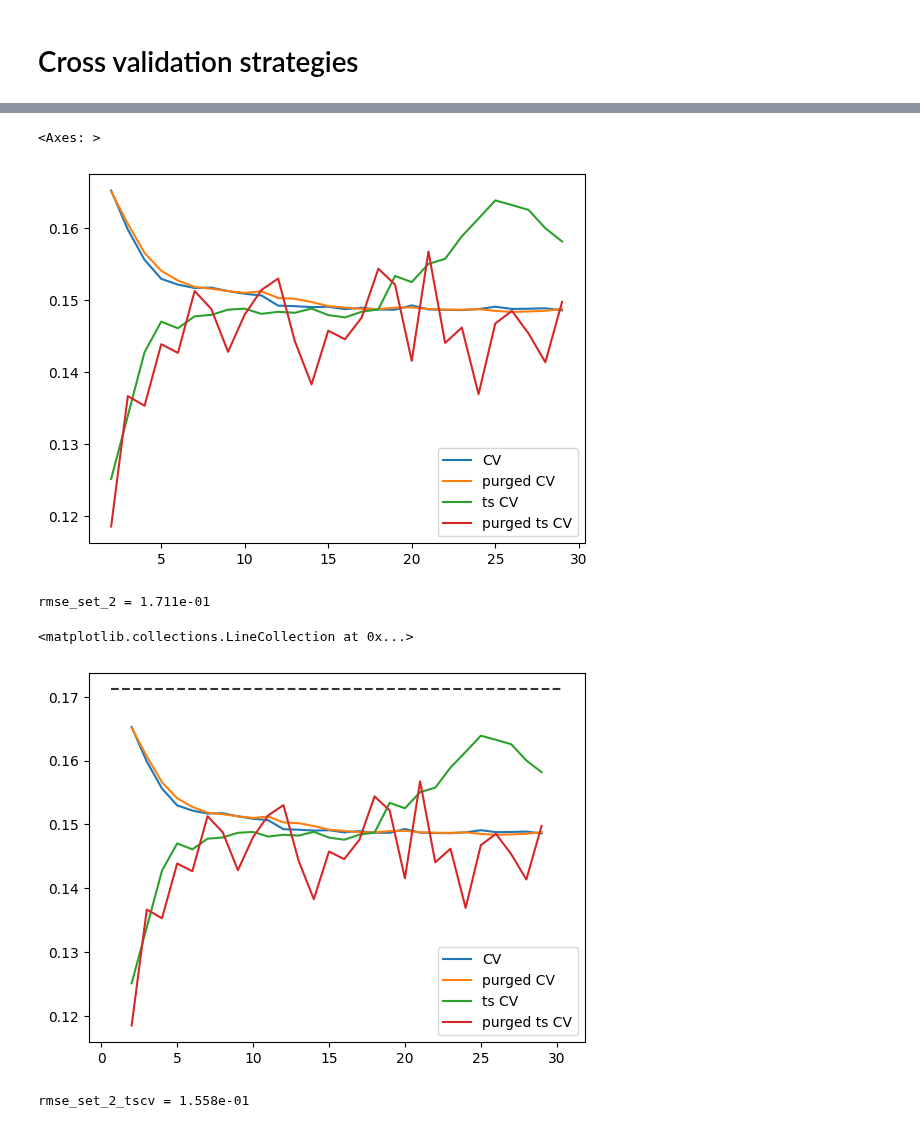
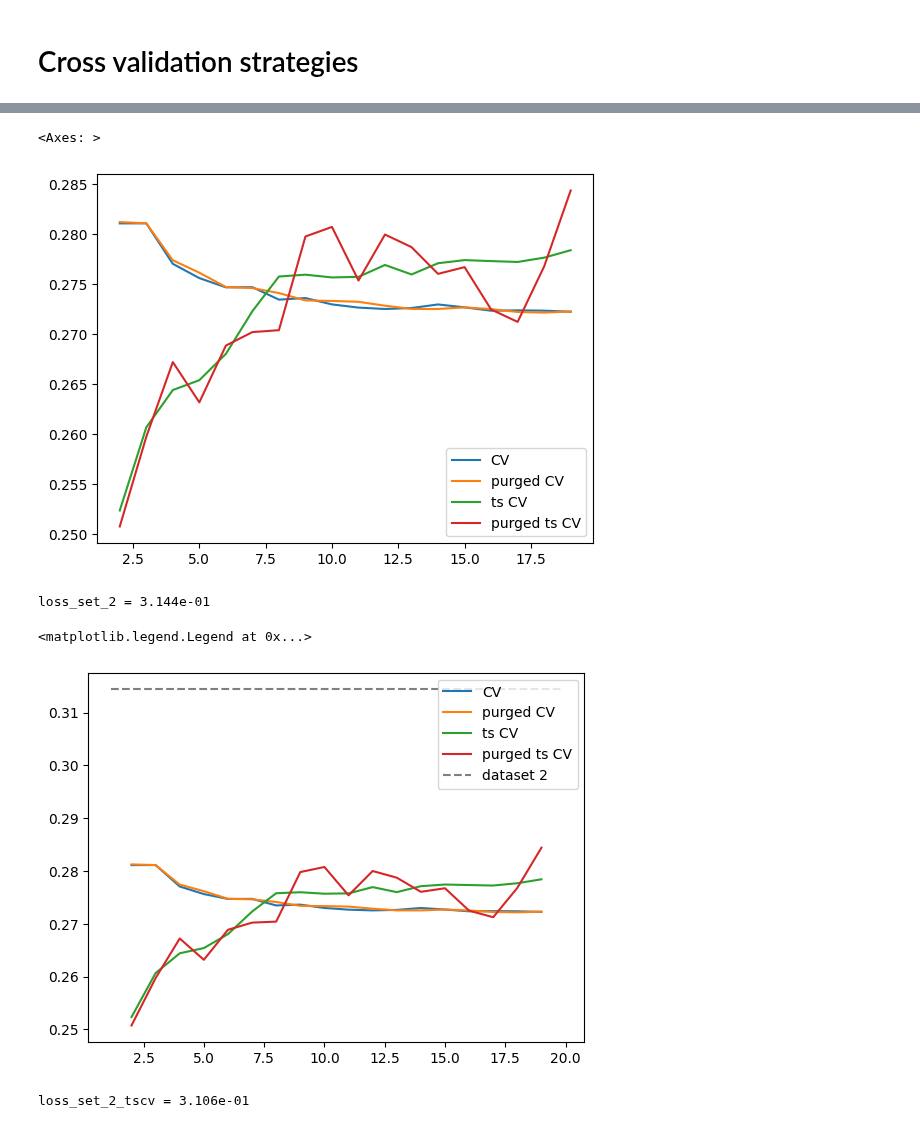
Before and after one commit to nepslor/teaching, a Jupyter notebook: TimeSeriesForecasting/cross_validation.ipynb, the cells around one changed output, grey strips where cells are left out. Cells and saved outputs as stored; diff of their text form; code cells hidden in the pictures.

```diff
--- a/TimeSeriesForecasting/cross_validation.ipynb
+++ b/TimeSeriesForecasting/cross_validation.ipynb
@@ -48,8 +65,8 @@ def get_cv_idxs(df, n_splits=5, method='ts', purging=0):
       not_tr_idx = te_idx if purging <= 0 else window_purged + i * n_w
       tr_idx = np.setdiff1d(np.arange(len(df)), not_tr_idx)
     elif method == 'ts-cv':
-      tr_idx = np.arange(n_w_ts * (i + 1))
-      te_idx = np.setdiff1d(window_ts + n_w_ts * (i + 1), np.arange(purging) + n_w_ts * (i + 1))
+      tr_idx = np.arange(n_w_ts * (i + 1) - int(purging/2))
+      te_idx = np.setdiff1d(window_ts + n_w_ts * (i + 1), np.arange(purging/2) + n_w_ts * (i + 1))
     yield tr_idx, te_idx
 # %%
 def plot_splits(splits, nsplits, ax=None):
@@ -179,17 +196,19 @@ rmses_purged_cv.plot()
 # %%
-
-rmses = {}
+plt.figure()
+losses = {}
 for n_splits in tqdm(splits_array):
   splitter_cv = get_cv_idxs(x_1, n_splits=n_splits, method='ts-cv')
-  rmse = []
+  loss_i = []
   for i in range(n_splits):
     tr_idx, te_idx = next(splitter_cv)
     x_tr, x_te = x_1.iloc[tr_idx], x_1.iloc[te_idx]
     y_tr, y_te = y_1.iloc[tr_idx], y_1.iloc[te_idx]
     y_hat = LinearRegression().fit(x_tr, y_tr).predict(x_te)
-    rmse.append(mean_squared_error(y_te, y_hat, squared=True))
-  rmses[n_splits] = np.mean(rmse)
-rmses_ts_cv = pd.Series(rmses, name='ts CV')
-rmses_ts_cv.plot(label='TS-CV')
+    loss_i.append(loss(y_te, y_hat))
+  losses[n_splits] = np.mean(loss_i)
+
+plt.figure()
+losses_ts_cv = pd.Series(losses, name='ts CV')
+losses_ts_cv.plot(label='TS-CV')
 # %% [output]
 <Axes: >
@@ -197,16 +217,16 @@ rmses_ts_cv.plot(label='TS-CV')
 # %%
-rmses = {}
+losses = {}
 for n_splits in tqdm(splits_array):
   splitter_cv = get_cv_idxs(x_1, n_splits=n_splits, method='ts-cv', purging=24*total_days)
-  rmse = []
+  loss_i = []
   for i in range(n_splits):
     tr_idx, te_idx = next(splitter_cv)
     x_tr, x_te = x_1.iloc[tr_idx], x_1.iloc[te_idx]
     y_tr, y_te = y_1.iloc[tr_idx], y_1.iloc[te_idx]
     y_hat = LinearRegression().fit(x_tr, y_tr).predict(x_te)
-    rmse.append(mean_squared_error(y_te, y_hat, squared=True))
-  rmses[n_splits] = np.mean(rmse)
-rmses_purged_ts_cv = pd.Series(rmses, name='purged ts CV')
-rmses_purged_ts_cv.plot(label='purged TS-CV')
+    loss_i.append(loss(y_te, y_hat))
+  losses[n_splits] = np.mean(loss_i)
+losses_purged_ts_cv = pd.Series(losses, name='purged ts CV')
+losses_purged_ts_cv.plot(label='purged TS-CV')
 # %% [output]
 <Axes: >
@@ -214,26 +234,26 @@ rmses_purged_ts_cv.plot(label='purged TS-CV')
 # %%
-pd.concat([rmses_cv, rmses_purged_cv, rmses_ts_cv, rmses_purged_ts_cv], axis=1).plot()
+pd.concat([losses_cv, losses_purged_cv, losses_ts_cv, losses_purged_ts_cv], axis=1).plot()
 # %% [output]
 <Axes: >
-[figure, old version]
+[figure, new version]
 # %%
 
 y_hat = LinearRegression().fit(x_1, y_1).predict(x_2)
-rmse_set_2 = mean_squared_error(y_2, y_hat, squared=True)
-print('rmse_set_2 = {:0.3e}'.format(rmse_set_2))
+loss_set_2 = loss(y_2, y_hat)
+print('loss_set_2 = {:0.3e}'.format(loss_set_2))
 
-pd.concat([rmses_cv, rmses_purged_cv, rmses_ts_cv, rmses_purged_ts_cv], axis=1).plot()
-plt.hlines(rmse_set_2, *plt.xlim(), linestyle='--', color='k', alpha=.5, label='dataset 2')
+pd.concat([losses_cv, losses_purged_cv, losses_ts_cv, losses_purged_ts_cv], axis=1).plot()
+plt.hlines(loss_set_2, *plt.xlim(), linestyle='--', color='k', alpha=.5, label='dataset 2')
 plt.legend()
 # %% [output]
-rmse_set_2 = 1.711e-01
+loss_set_2 = 3.144e-01
-<matplotlib.collections.LineCollection at 0x...>
+<matplotlib.legend.Legend at 0x...>
-[figure, old version]
+[figure, new version]
 # %%
-n_splits = 30
+n_splits = 20
 
-rmse_set_2_tscv = []
-splitter = get_cv_idxs(x_1, n_splits=n_splits, method='ts-cv', purging=24*total_days)
+loss_set_2_tscv = []
+splitter = get_cv_idxs(x_2, n_splits=n_splits, method='ts-cv', purging=24*total_days)
 for i in range(n_splits):
   tr_idx, te_idx = next(splitter)
   x_tr_add, x_te = x_2.iloc[tr_idx], x_2.iloc[te_idx]
@@ -244,10 +264,10 @@ for i in range(n_splits):
   y_tr = pd.concat([y_1, y_tr_add], axis=0)
 
   y_hat = LinearRegression().fit(x_tr, y_tr).predict(x_te)
-  rmse_set_2_tscv.append(mean_squared_error(y_te, y_hat, squared=True))
+  loss_set_2_tscv.append(loss(y_te, y_hat))
 
-rmse_set_2_tscv = np.mean(rmse_set_2_tscv)
-print('rmse_set_2_tscv = {:0.3e}'.format(rmse_set_2_tscv))
+loss_set_2_tscv = np.mean(loss_set_2_tscv)
+print('loss_set_2_tscv = {:0.3e}'.format(loss_set_2_tscv))
 # %% [output]
-rmse_set_2_tscv = 1.558e-01
+loss_set_2_tscv = 3.106e-01
 # %%
```
Also changed, not shown: parts of 9 cells of this notebook.
